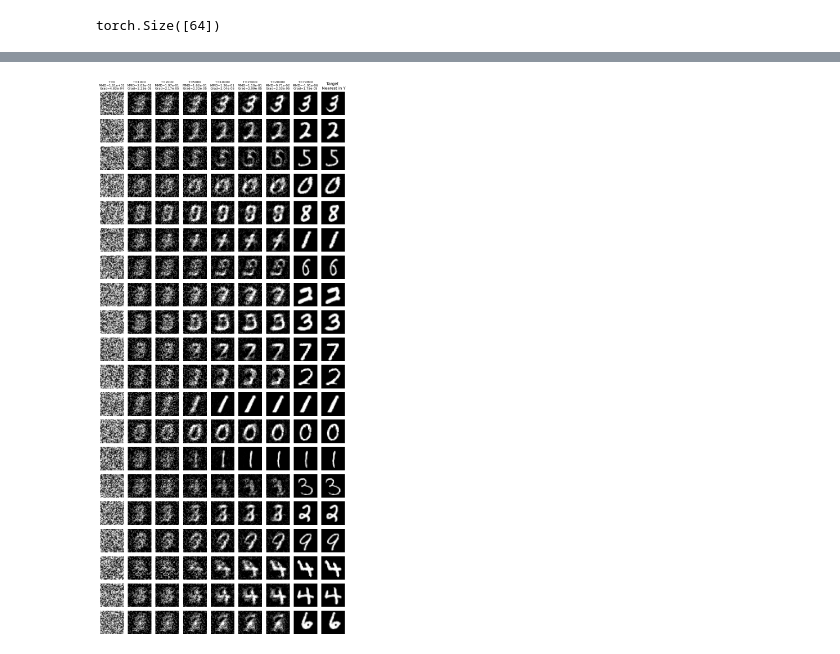
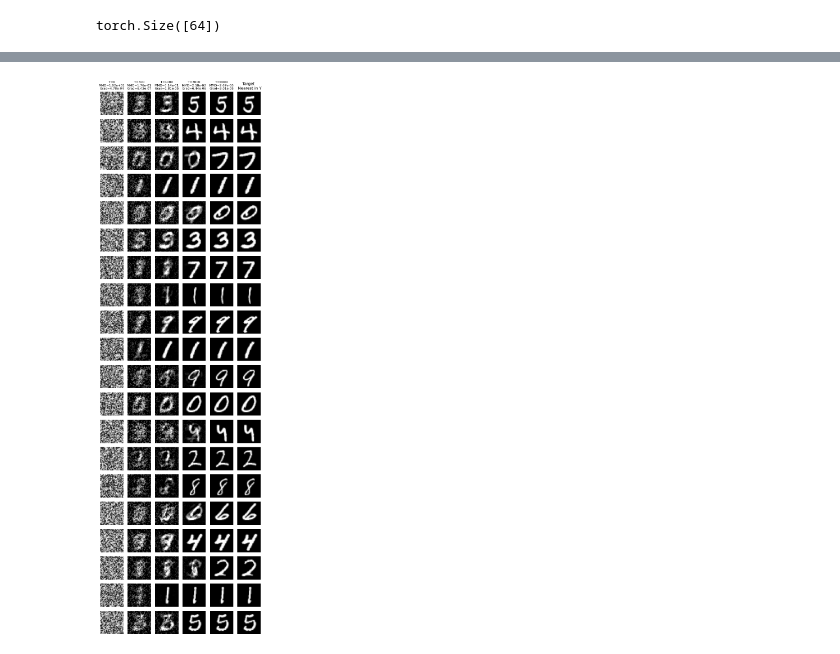
Before and after one commit to Paulcauch/stage_mva_2025, a Jupyter notebook: Sliced_MMD.ipynb, the cells around one changed output, grey strips where cells are left out. Saved outputs shown, nothing was run; the diff lists cells and outputs as text; code cells hidden in the pictures.

```diff
--- a/Sliced_MMD.ipynb
+++ b/Sliced_MMD.ipynb
@@ -451,3 +451,5 @@ Patience attained, we divided the lr, lr=1e-05
 Iter: 79800 | MMD value: -1.9073486328125e-06 | Mean Grad Norm: 1.6788917491794564e-05
 Iter: 79900 | MMD value: -1.9073486328125e-06 | Mean Grad Norm: 1.753748074406758e-05
 Iter: 80000 | MMD value: -1.9073486328125e-06 | Mean Grad Norm: 1.8594721041154116e-05
+# %%
+x_evolv, mmd_evolv, grad_norm_evolv = GF_MMD(X,Y,1,10_000,patience=10)
@@ -459,5 +664,6 @@ torch.Size([64])
 # %%
-iters = [0,1000,2000,5000,10000,15000,20000,79900]
+#iters = [0,1000,2000,5000,10000,15000,20000,79900]
+iters = [0,300,1000,3000,9000]
 n_rows = 20
 n_cols = len(iters) + 1
 
@@ -472,31 +678,31 @@ for i in range(n_rows):
         img = img.reshape((28,28))
         axs[i, j].imshow(img.cpu(), cmap='gray', vmin=0, vmax=1)
         axs[i, j].axis('off')
 
     x_final = x_evolv[-1][i]
 
     for _ in range(64):
         dists = torch.norm(Y - x_final, dim=1)
         j = torch.argmin(dists)
         true_target = Y[j]
 
     # Dernière colonne : vraie image MNIST
     real_img = true_target.reshape((28,28))
     axs[i, -1].imshow(real_img.cpu(), cmap='gray', vmin=0, vmax=1)
     axs[i, -1].axis('off')
 
 
 for j, it in enumerate(iters):
     mmd = mmd_evolv[it]
     grad = grad_norm_evolv[it]
     axs[0, j].set_title(f"T={it}\nMMD={mmd:.2e}\nGrad={grad:.2e}", fontsize=8)
 
 
 axs[0, -1].set_title("Target \n Nearest in Y", fontsize=10)
 
 #espacement
 plt.subplots_adjust(wspace=0.3, hspace=0.1)
 plt.tight_layout()
 plt.show()
 # %% [output]
-[figure, old version]
+[figure, new version]
```
Also changed, not shown: parts of 14 cells of this notebook, 1 other file.
